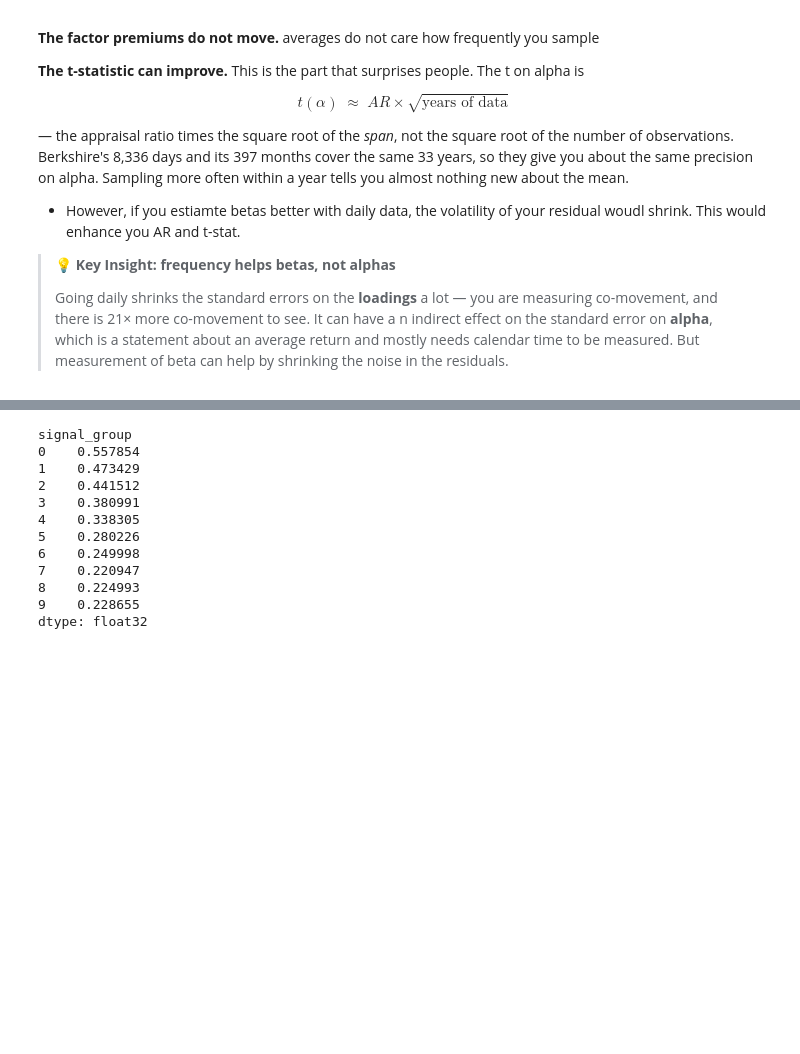
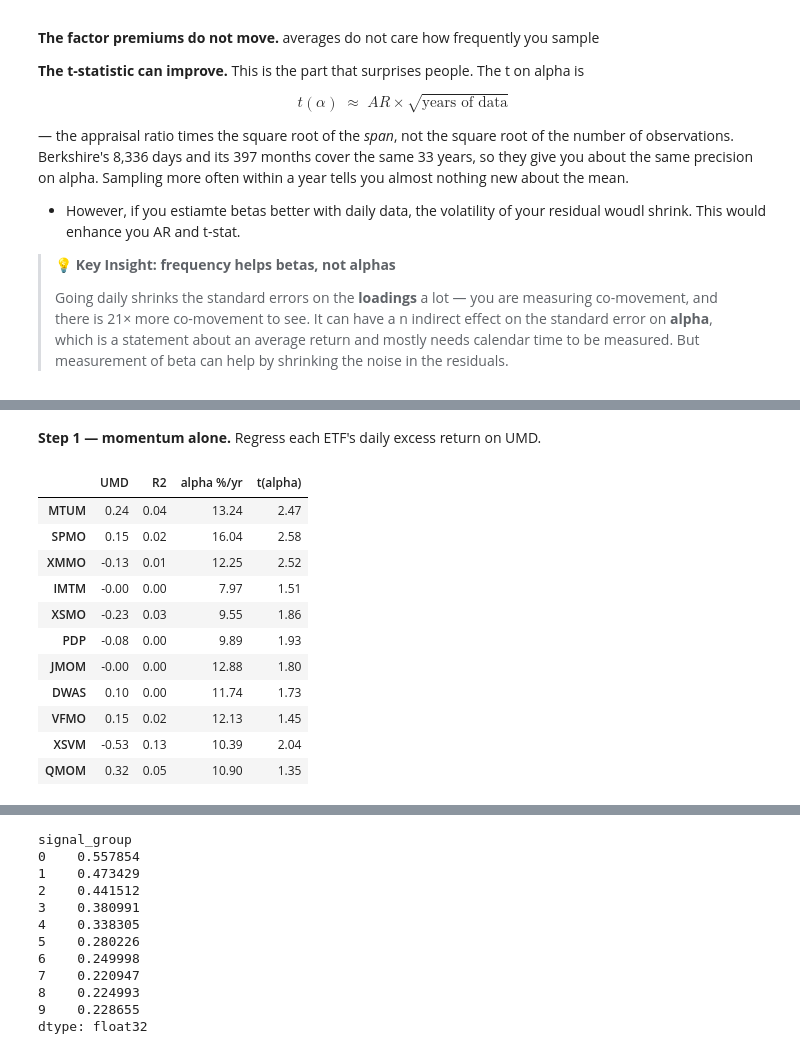
Before and after one commit to amoreira2/UG54, a Jupyter notebook: chapters/Finance/L6_MultiFactor_AI.ipynb, the cells around one changed output, grey strips where cells are left out. Saved outputs shown, nothing was run; the diff lists cells and outputs as text; code cells hidden in the pictures; blank space fills up the shorter version.

```diff
--- a/chapters/Finance/L6_MultiFactor_AI.ipynb
+++ b/chapters/Finance/L6_MultiFactor_AI.ipynb
@@ -440,0 +476,18 @@ This would enhance you AR and t-stat.
+# %%
+pieces = {}
+betas  = {}
+for fund in ['BRK', 'ARKK']:
+    one = daily[[fund, 'RF'] + FACTORS].dropna()         # the days this fund traded
+    ex  = one[fund] - one['RF']                           # daily excess return
+    reg = sm.OLS(ex, sm.add_constant(one[FACTORS])).fit()
+    beta = reg.params[FACTORS]
+
+    # tracking piece: each factor times its loading, added up across the factors
+    tracking = (one[FACTORS] * beta).sum(axis=1)
+    # hedged piece: the fund minus the tracking piece, which leaves alpha + residual
+    hedged = ex - tracking
+
+    pieces[fund] = pd.DataFrame({'fund': ex, 'tracking': tracking, 'hedged': hedged})
+    betas[fund]  = beta
+
+pd.DataFrame(betas).round(2)                              # the loadings: what the hedge shorts
@@ -440,0 +567,31 @@ This would enhance you AR and t-stat.
+# %% [markdown]
+**Step 1 — momentum alone.** Regress each ETF's daily excess return on UMD.
+# %%
+cols = ['UMD']                                 # step 1: momentum alone
+
+rows = []
+for etf in ETFS:
+    one = daily[[etf, 'RF'] + cols].dropna()           # the days this ETF traded
+    ex  = one[etf] - one['RF']                         # daily excess return
+    reg = sm.OLS(ex, sm.add_constant(one[cols])).fit()
+    row = reg.params[cols].copy()                      # one loading per factor
+    row['R2']         = reg.rsquared
+    row['alpha %/yr'] = reg.params['const'] * 252 * 100
+    row['t(alpha)']   = reg.tvalues['const']
+    row.name = etf
+    rows.append(row)
+
+pd.DataFrame(rows).round(2)
+# %% [output]
+|  | UMD | R2 | alpha %/yr | t(alpha) |
+| MTUM | 0.24 | 0.04 | 13.24 | 2.47 |
+| SPMO | 0.15 | 0.02 | 16.04 | 2.58 |
+| XMMO | -0.13 | 0.01 | 12.25 | 2.52 |
+| IMTM | -0.00 | 0.00 | 7.97 | 1.51 |
+| XSMO | -0.23 | 0.03 | 9.55 | 1.86 |
+| PDP | -0.08 | 0.00 | 9.89 | 1.93 |
+| JMOM | -0.00 | 0.00 | 12.88 | 1.80 |
+| DWAS | 0.10 | 0.00 | 11.74 | 1.73 |
+| VFMO | 0.15 | 0.02 | 12.13 | 1.45 |
+| XSVM | -0.53 | 0.13 | 10.39 | 2.04 |
+| QMOM | 0.32 | 0.05 | 10.90 | 1.35 |
```
Also changed, not shown: parts of 17 cells of this notebook, 2 other files.
